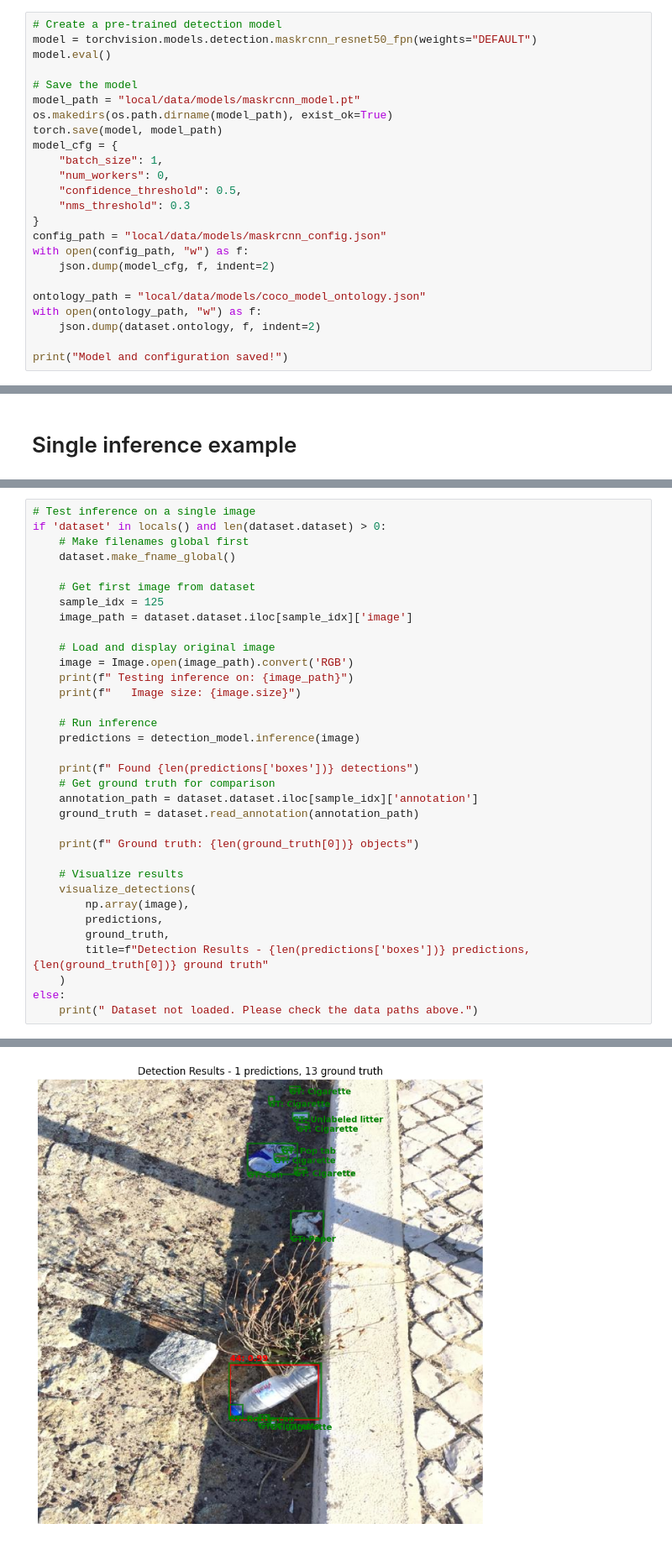
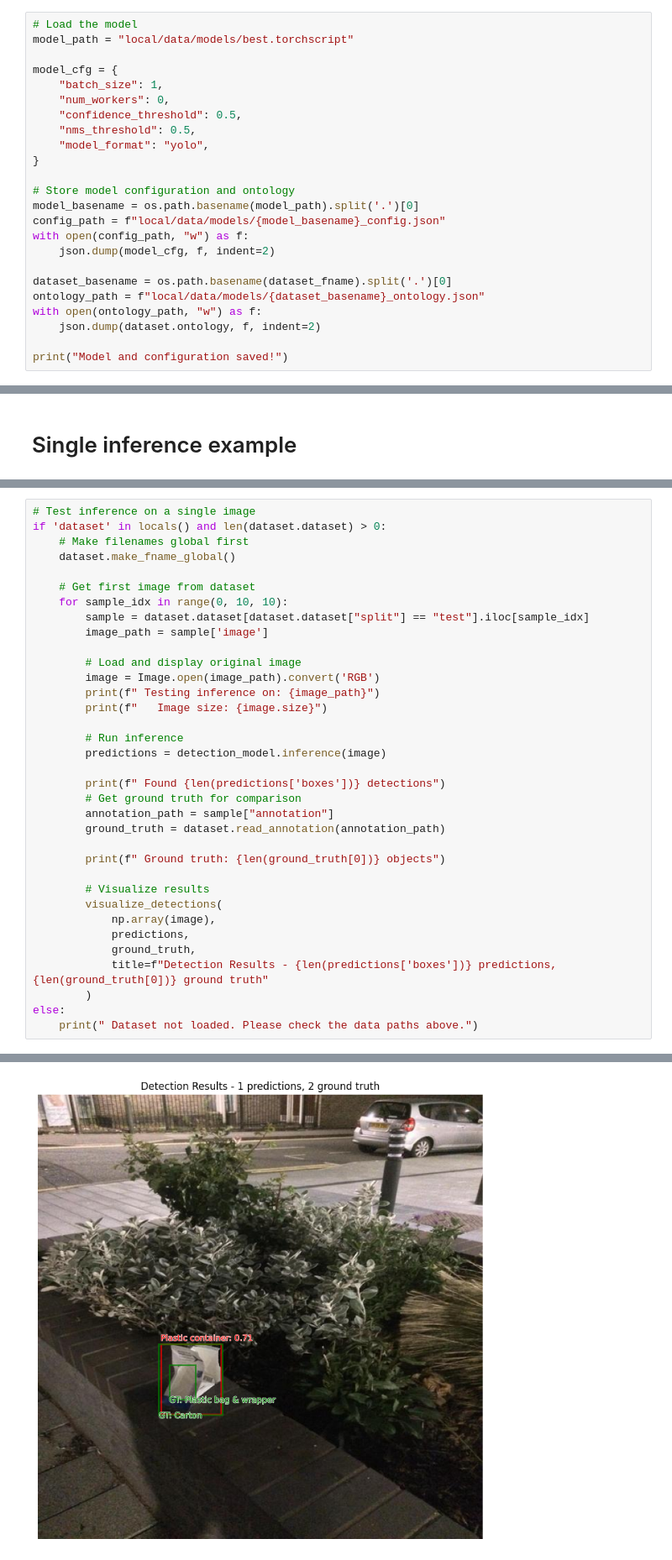
Before and after one commit to JdeRobot/DetectionMetrics, a Jupyter notebook: examples/tutorial_image_detection_yolo.ipynb, the cells around one changed output, grey strips where cells are left out. Shown at 84% size. Saved outputs shown, nothing was run; the diff lists cells and outputs as text.

Commit message:
Add YOLO tutorial

```diff
--- a/examples/tutorial_image_detection_yolo.ipynb
+++ b/examples/tutorial_image_detection_yolo.ipynb
@@ -52,25 +46,25 @@ We must provide:
 
 In the following cell we build these files programmatically.
 # %%
-# Create a pre-trained detection model
-model = torchvision.models.detection.maskrcnn_resnet50_fpn(weights="DEFAULT")
-model.eval()
+# Load the model
+model_path = "local/data/models/best.torchscript"
 
-# Save the model
-model_path = "local/data/models/maskrcnn_model.pt"
-os.makedirs(os.path.dirname(model_path), exist_ok=True)
-torch.save(model, model_path)
 model_cfg = {
     "batch_size": 1,
     "num_workers": 0,
     "confidence_threshold": 0.5,
-    "nms_threshold": 0.3
+    "nms_threshold": 0.5,
+    "model_format": "yolo",
 }
-config_path = "local/data/models/maskrcnn_config.json"
+
+# Store model configuration and ontology
+model_basename = os.path.basename(model_path).split('.')[0]
+config_path = f"local/data/models/{model_basename}_config.json"
 with open(config_path, "w") as f:
     json.dump(model_cfg, f, indent=2)
 
-ontology_path = "local/data/models/coco_model_ontology.json"
+dataset_basename = os.path.basename(dataset_fname).split('.')[0]
+ontology_path = f"local/data/models/{dataset_basename}_ontology.json"
 with open(ontology_path, "w") as f:
     json.dump(dataset.ontology, f, indent=2)
 
@@ -161,31 +177,32 @@ if 'dataset' in locals() and len(dataset.dataset) > 0:
     dataset.make_fname_global()
 
     # Get first image from dataset
-    sample_idx = 125
-    image_path = dataset.dataset.iloc[sample_idx]['image']
+    for sample_idx in range(0, 10, 10):
+        sample = dataset.dataset[dataset.dataset["split"] == "test"].iloc[sample_idx]
+        image_path = sample['image']
 
-    # Load and display original image
-    image = Image.open(image_path).convert('RGB')
-    print(f" Testing inference on: {image_path}")
-    print(f"   Image size: {image.size}")
+        # Load and display original image
+        image = Image.open(image_path).convert('RGB')
+        print(f" Testing inference on: {image_path}")
+        print(f"   Image size: {image.size}")
 
-    # Run inference
-    predictions = detection_model.inference(image)
+        # Run inference
+        predictions = detection_model.inference(image)
 
-    print(f" Found {len(predictions['boxes'])} detections")
-    # Get ground truth for comparison
-    annotation_path = dataset.dataset.iloc[sample_idx]['annotation']
-    ground_truth = dataset.read_annotation(annotation_path)
+        print(f" Found {len(predictions['boxes'])} detections")
+        # Get ground truth for comparison
+        annotation_path = sample["annotation"]
+        ground_truth = dataset.read_annotation(annotation_path)
 
-    print(f" Ground truth: {len(ground_truth[0])} objects")
+        print(f" Ground truth: {len(ground_truth[0])} objects")
 
-    # Visualize results
-    visualize_detections(
-        np.array(image),
-        predictions,
-        ground_truth,
-        title=f"Detection Results - {len(predictions['boxes'])} predictions, {len(ground_truth[0])} ground truth"
-    )
+        # Visualize results
+        visualize_detections(
+            np.array(image),
+            predictions,
+            ground_truth,
+            title=f"Detection Results - {len(predictions['boxes'])} predictions, {len(ground_truth[0])} ground truth"
+        )
 else:
     print(" Dataset not loaded. Please check the data paths above.")
 # %% [output]
@@ -196,4 +213,4 @@ else:
-[figure, old version]
+[figure, new version]
 # %%
 # Run evaluation on a subset of the dataset
 # For demonstration, we'll use a small subset
```
Also changed, not shown: parts of 7 cells of this notebook.
